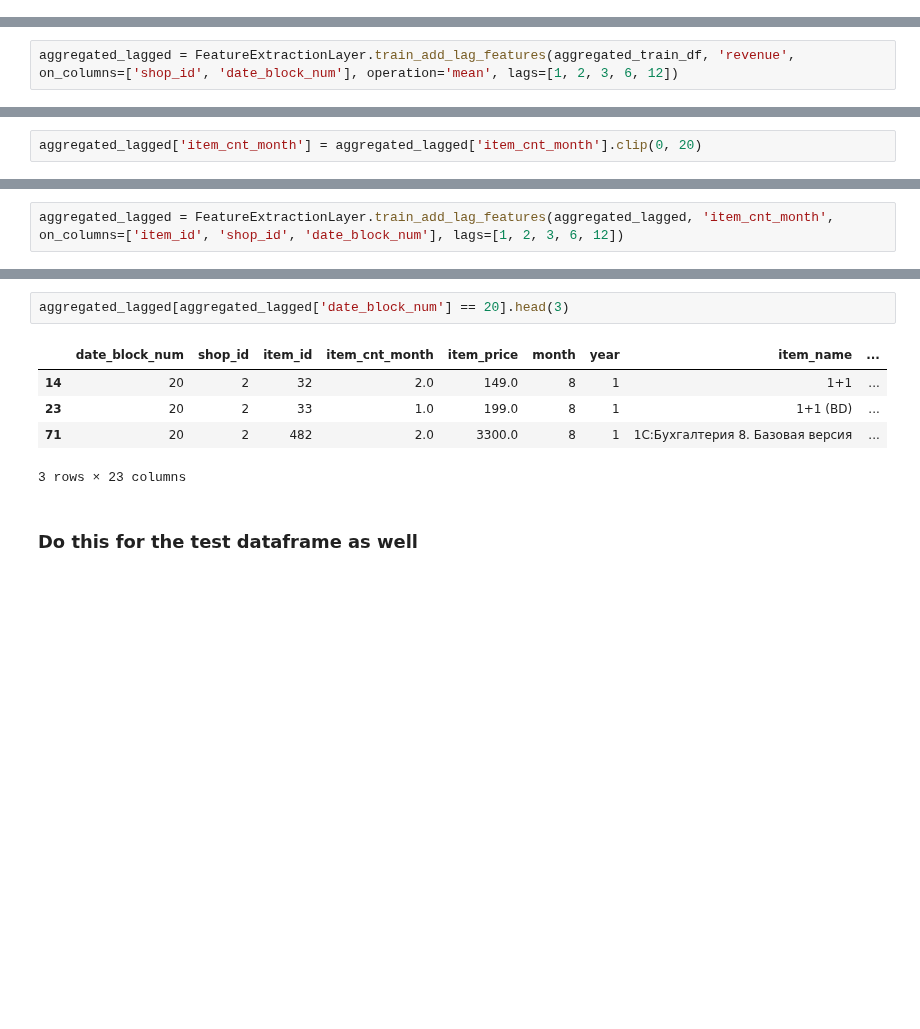
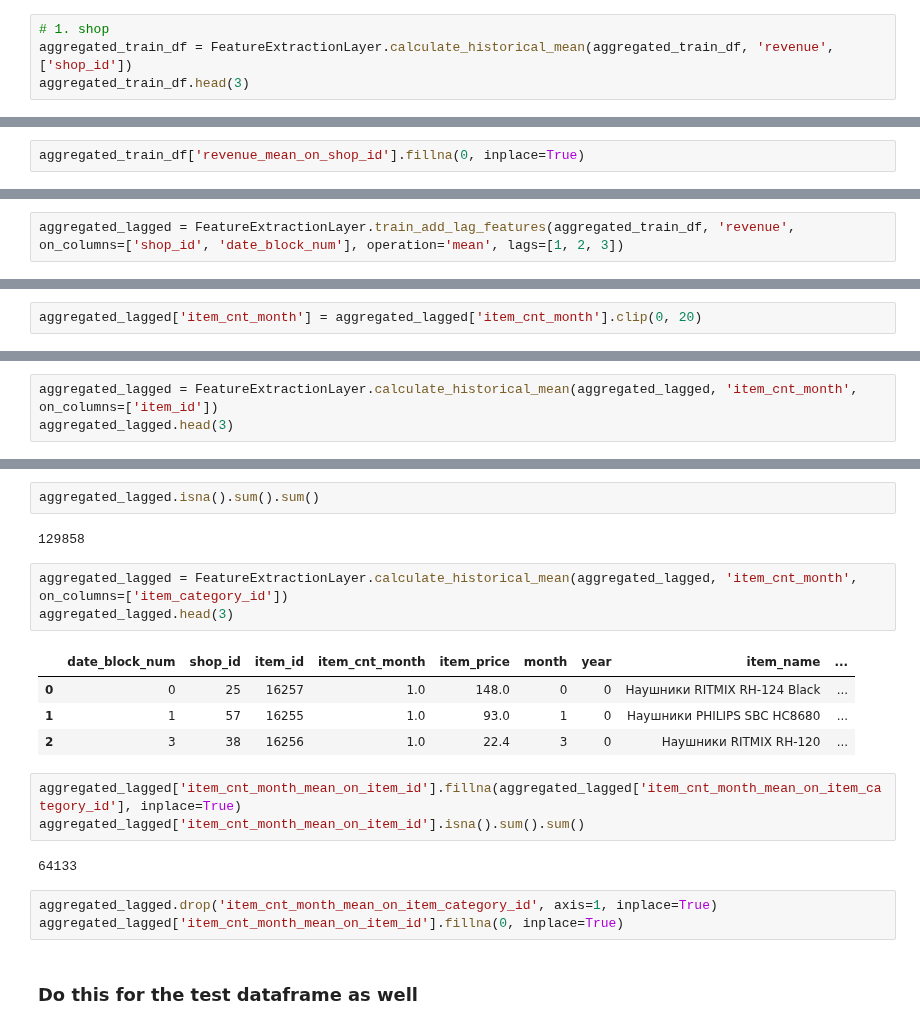
Before and after one commit to Alexennk/ml-ds-practice, a Jupyter notebook: notebooks/feature_extr_notebook.ipynb, the cells around one changed output, grey strips where cells are left out. Saved outputs shown, nothing was run; the diff lists cells and outputs as text; blank space fills up the shorter version.

```diff
--- a/notebooks/feature_extr_notebook.ipynb
+++ b/notebooks/feature_extr_notebook.ipynb
@@ -177,0 +199,4 @@ aggregated_train_df = aggregated_train_df.merge(train_aggregated, on=['date_bloc
+# %%
+# 1. shop
+aggregated_train_df = FeatureExtractionLayer.calculate_historical_mean(aggregated_train_df, 'revenue', ['shop_id'])
+aggregated_train_df.head(3)
@@ -181,0 +212,2 @@ aggregated_train_df.isna().sum().sum()
+# %%
+aggregated_train_df['revenue_mean_on_shop_id'].fillna(0, inplace=True)
@@ -184,5 +229,5 @@ aggregated_train_df.isna().sum().sum()
 # %%
-aggregated_lagged = FeatureExtractionLayer.train_add_lag_features(aggregated_train_df, 'revenue', on_columns=['shop_id', 'date_block_num'], operation='mean', lags=[1, 2, 3, 6, 12])
+aggregated_lagged = FeatureExtractionLayer.train_add_lag_features(aggregated_train_df, 'revenue', on_columns=['shop_id', 'date_block_num'], operation='mean', lags=[1, 2, 3])
 # %%
 aggregated_lagged[aggregated_lagged['date_block_num'] == 20].head(3)
 # %% [output]
@@ -220,2 +277,3 @@ Rows with item_cnt_month == 20: 0.777 %
 # %%
-aggregated_lagged = FeatureExtractionLayer.train_add_lag_features(aggregated_lagged, 'item_cnt_month', on_columns=['item_id', 'shop_id', 'date_block_num'], lags=[1, 2, 3, 6, 12])
+aggregated_lagged = FeatureExtractionLayer.calculate_historical_mean(aggregated_lagged, 'item_cnt_month', on_columns=['item_id'])
+aggregated_lagged.head(3)
@@ -222,10 +285,22 @@ aggregated_lagged = FeatureExtractionLayer.train_add_lag_features(aggregated_lag
+# %%
+aggregated_lagged.isna().sum().sum()
+# %% [output]
+129858
 # %%
-aggregated_lagged[aggregated_lagged['date_block_num'] == 20].head(3)
+aggregated_lagged = FeatureExtractionLayer.calculate_historical_mean(aggregated_lagged, 'item_cnt_month', on_columns=['item_category_id'])
+aggregated_lagged.head(3)
 # %% [output]
 |  | date_block_num | shop_id | item_id | item_cnt_month | item_price | month | year | item_name | ... |
-| 14 | 20 | 2 | 32 | 2.0 | 149.0 | 8 | 1 | 1+1 | ... |
-| 23 | 20 | 2 | 33 | 1.0 | 199.0 | 8 | 1 | 1+1 (BD) | ... |
-| 71 | 20 | 2 | 482 | 2.0 | 3300.0 | 8 | 1 | 1С:Бухгалтерия 8. Базовая версия | ... |
+| 0 | 0 | 25 | 16257 | 1.0 | 148.0 | 0 | 0 | Наушники RITMIX RH-124 Black | ... |
+| 1 | 1 | 57 | 16255 | 1.0 | 93.0 | 1 | 0 | Наушники PHILIPS SBC HC8680 | ... |
+| 2 | 3 | 38 | 16256 | 1.0 | 22.4 | 3 | 0 | Наушники RITMIX RH-120 | ... |
-3 rows × 23 columns
+# %%
+aggregated_lagged['item_cnt_month_mean_on_item_id'].fillna(aggregated_lagged['item_cnt_month_mean_on_item_category_id'], inplace=True)
+aggregated_lagged['item_cnt_month_mean_on_item_id'].isna().sum().sum()
+# %% [output]
+64133
+# %%
+aggregated_lagged.drop('item_cnt_month_mean_on_item_category_id', axis=1, inplace=True)
+aggregated_lagged['item_cnt_month_mean_on_item_id'].fillna(0, inplace=True)
 # %% [markdown]
 ### Do this for the **test** dataframe as well
```
Also changed, not shown: parts of 52 cells of this notebook, 2 other files.
